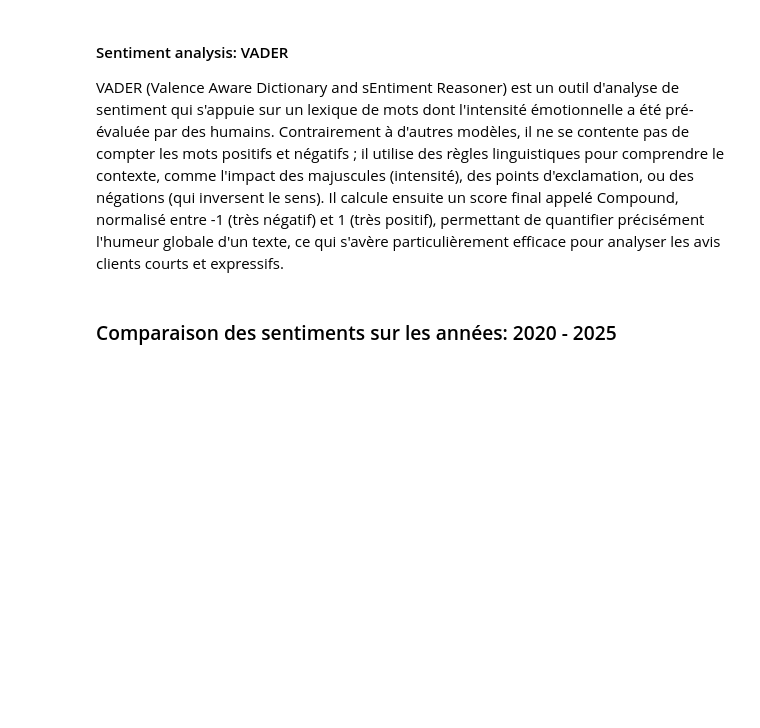
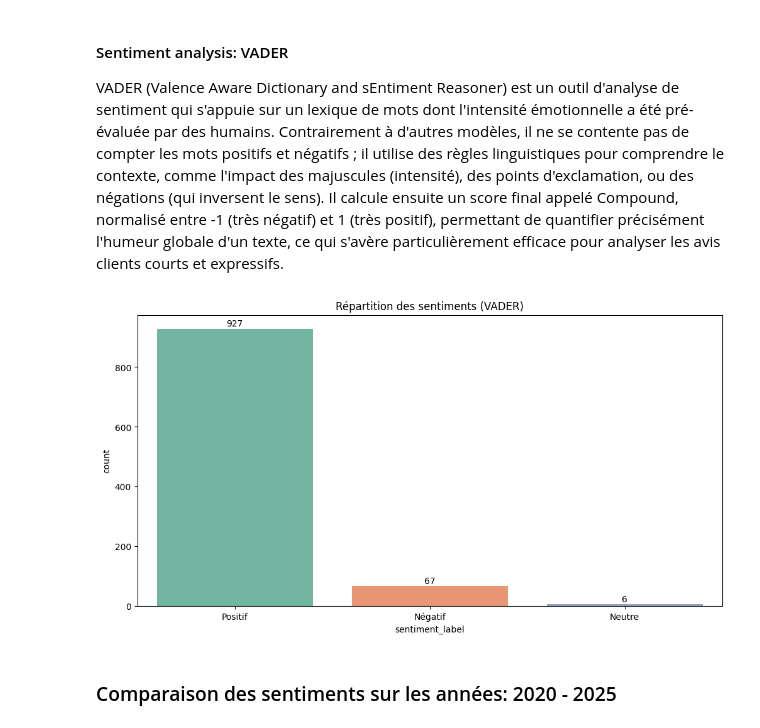
Before and after one commit to florence93600/anycompany_food_beverage, a Jupyter notebook: phase3_machine_learning.ipynb, the cells around one changed output. Saved outputs shown, nothing was run; the diff lists cells and outputs as text; code cells hidden in the pictures; blank space fills up the shorter version.

```diff
--- a/phase3_machine_learning.ipynb
+++ b/phase3_machine_learning.ipynb
@@ -134,7 +138,7 @@ def get_vader_score(text):
     if text is None: return 0
     return analyzer.polarity_scores(str(text))['compound']
 
-df_product_reviews['VADER_SCORE'] = df_product_reviews['REVIEW_TEXT'].apply(get_vader_score)
+df_product_reviews['vader_score'] = df_product_reviews['review_text'].apply(get_vader_score)
 
 # Création d'une colonne de labels
 def label_sentiment(score):
@@ -145,14 +149,16 @@ def label_sentiment(score):
     else:
         return 'Neutre'
 
-df_product_reviews['SENTIMENT_LABEL'] = df_product_reviews['VADER_SCORE'].apply(label_sentiment)
+df_product_reviews['sentiment_label'] = df_product_reviews['vader_score'].apply(label_sentiment)
 # %%
 plt.figure(figsize=(12, 6))
-ax = sns.countplot(data=df_product_reviews, x='SENTIMENT_LABEL', hue = 'SENTIMENT_LABEL', palette='Set2')
+ax = sns.countplot(data=df_product_reviews, x='sentiment_label', hue = 'sentiment_label', palette='Set2')
 for container in ax.containers:
     ax.bar_label(container, padding=1)
 plt.title('Répartition des sentiments (VADER)')
 plt.show()
+# %% [output]
+[figure, added]
 # %% [markdown]
 ### Comparaison des sentiments sur les années: 2020 - 2025
 # %%
```
Also changed, not shown: parts of 2 cells of this notebook.
